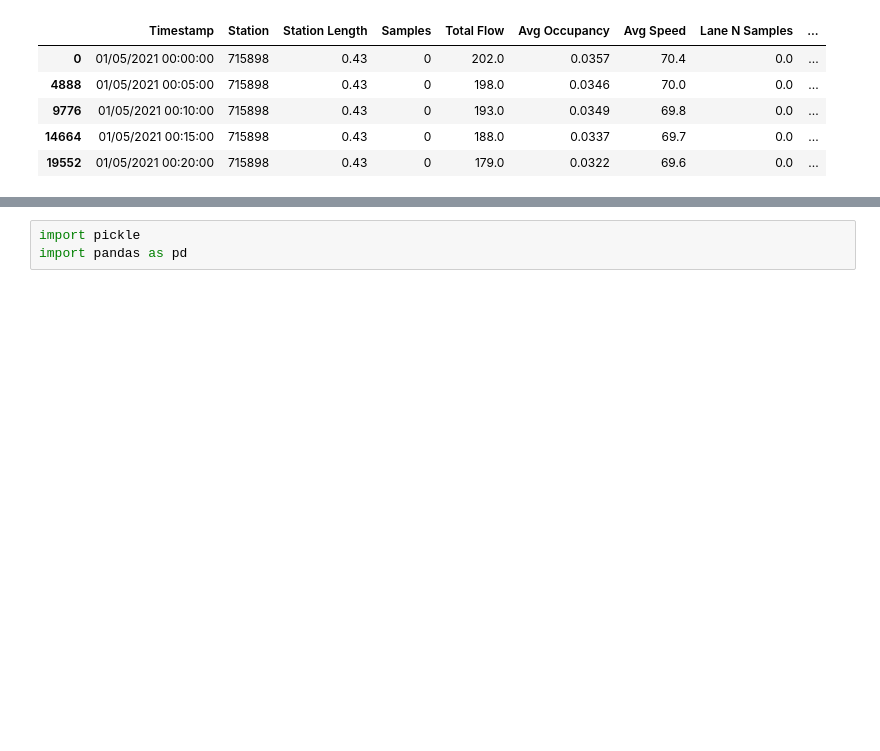
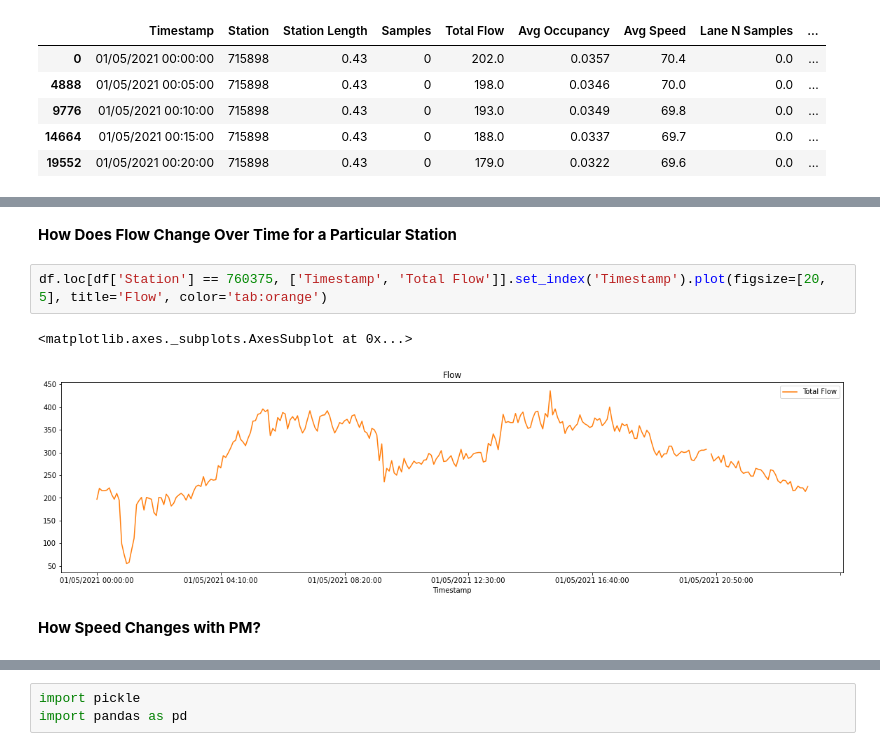
Before and after one commit to amanichopra/traffic-speed-forecasting, a Jupyter notebook: EDA.ipynb, the cells around one changed output, grey strips where cells are left out. Saved outputs shown, nothing was run; the diff lists cells and outputs as text; blank space fills up the shorter version.

```diff
--- a/EDA.ipynb
+++ b/EDA.ipynb
@@ -193,0 +200,9 @@ px.line(df[df['Station'] == station_most_speed_readings], x='Timestamp', y='Avg
+# %% [markdown]
+**How Does Flow Change Over Time for a Particular Station**
+# %%
+df.loc[df['Station'] == 760375, ['Timestamp', 'Total Flow']].set_index('Timestamp').plot(figsize=[20, 5], title='Flow', color='tab:orange')
+# %% [output]
+<matplotlib.axes._subplots.AxesSubplot at 0x...>
+[figure, added]
+# %% [markdown]
+**How Speed Changes with PM?**
```
Also changed, not shown: parts of 35 cells of this notebook, 4 other files.
